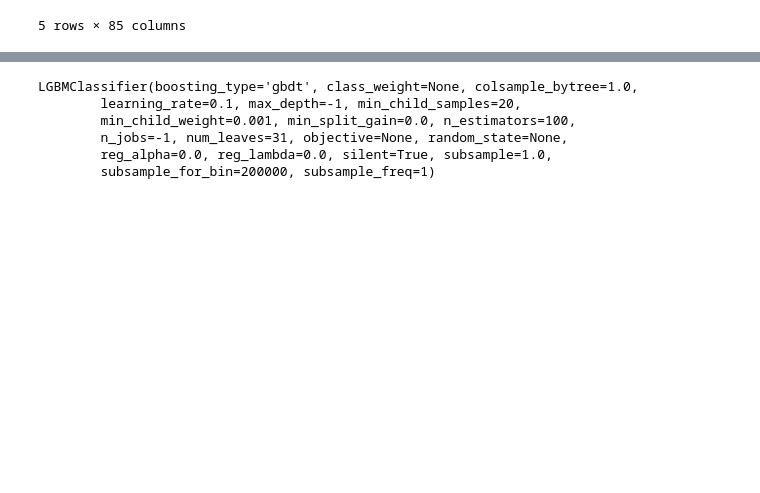
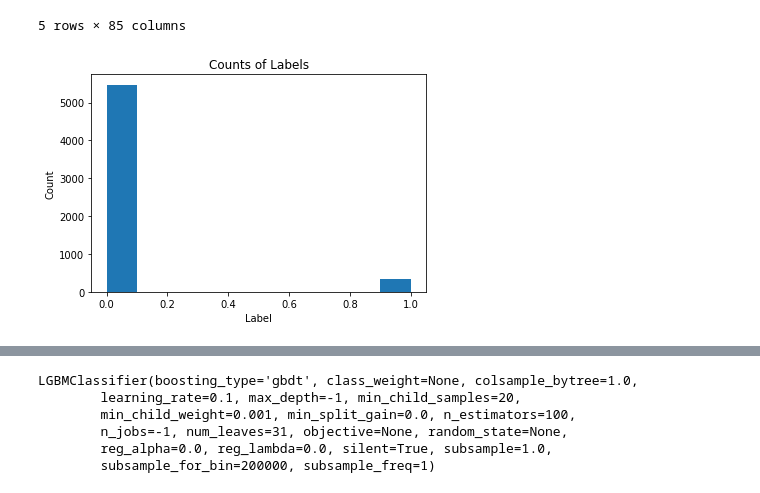
Before and after one commit to WillKoehrsen/hyperparameter-optimization, a Jupyter notebook: Bayesian Hyperparameter Optimization of Gradient Boosting Machine.ipynb, the cells around one changed output, grey strips where cells are left out. Drawn from its saved outputs; the diff is of its cells as text; code cells hidden in the pictures; blank space fills up the shorter version.

```diff
--- a/Bayesian Hyperparameter Optimization of Gradient Boosting Machine.ipynb
+++ b/Bayesian Hyperparameter Optimization of Gradient Boosting Machine.ipynb
@@ -27,7 +33,8 @@ test = test.drop(columns = ['ORIGIN', 'CARAVAN'])
 
 # Convert to numpy array for splitting in cross validation
 features = np.array(train)
-labels = train_labels
+test_features = np.array(test)
+labels = train_labels[:]
 
 print('Train shape: ', train.shape)
 
@@ -41,3 +48,13 @@ Train shape:  (5822, 85)
 | 3 | 9 | 1 | 3 | 3 | 3 | 2 | 3 | 2 | 4 | 5 | ... | ... |
 | 4 | 40 | 1 | 4 | 2 | 10 | 1 | 4 | 1 | 4 | 7 | ... | ... |
 5 rows × 85 columns
+# %%
+import matplotlib.pyplot as plt
+import seaborn as sns
+
+%matplotlib inline
+
+plt.hist(labels);
+plt.xlabel('Label'); plt.ylabel('Count'); plt.title('Counts of Labels');
+# %% [output]
+[figure, added]
```
Also changed, not shown: parts of 97 cells of this notebook.
